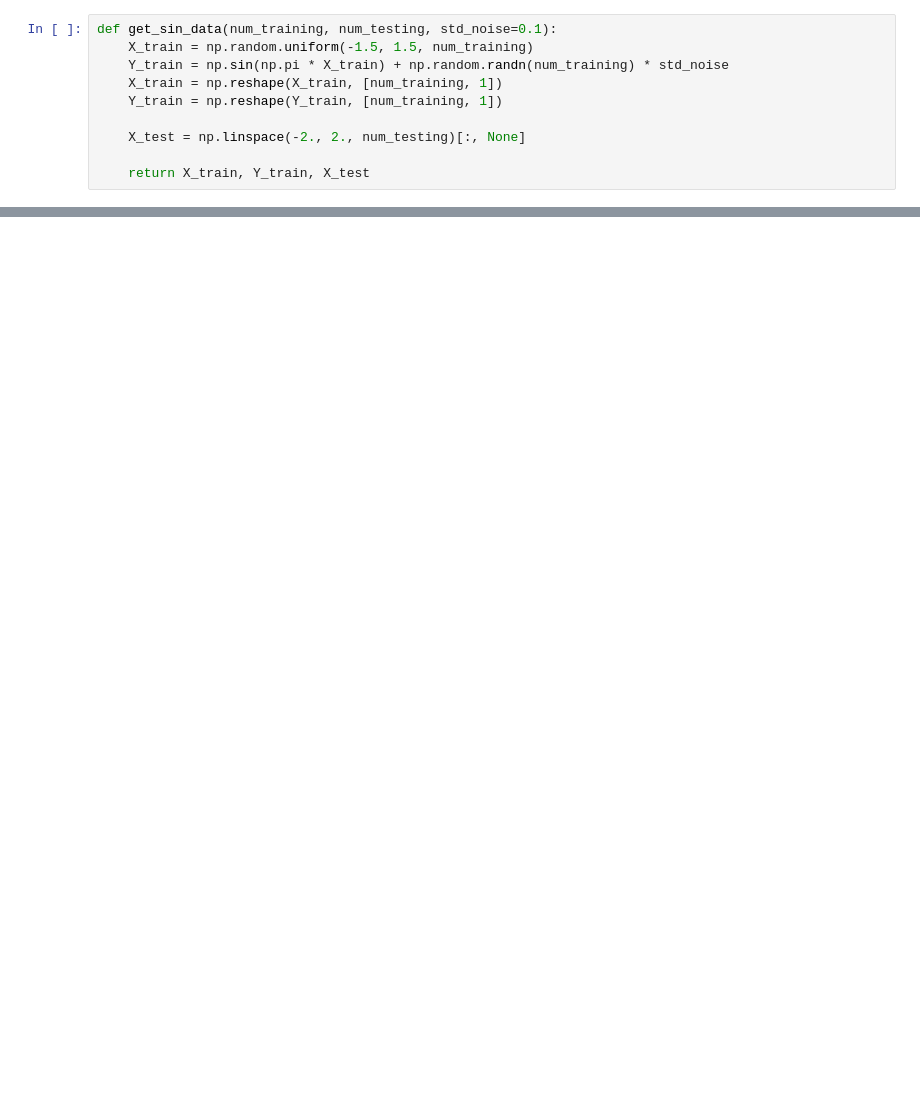
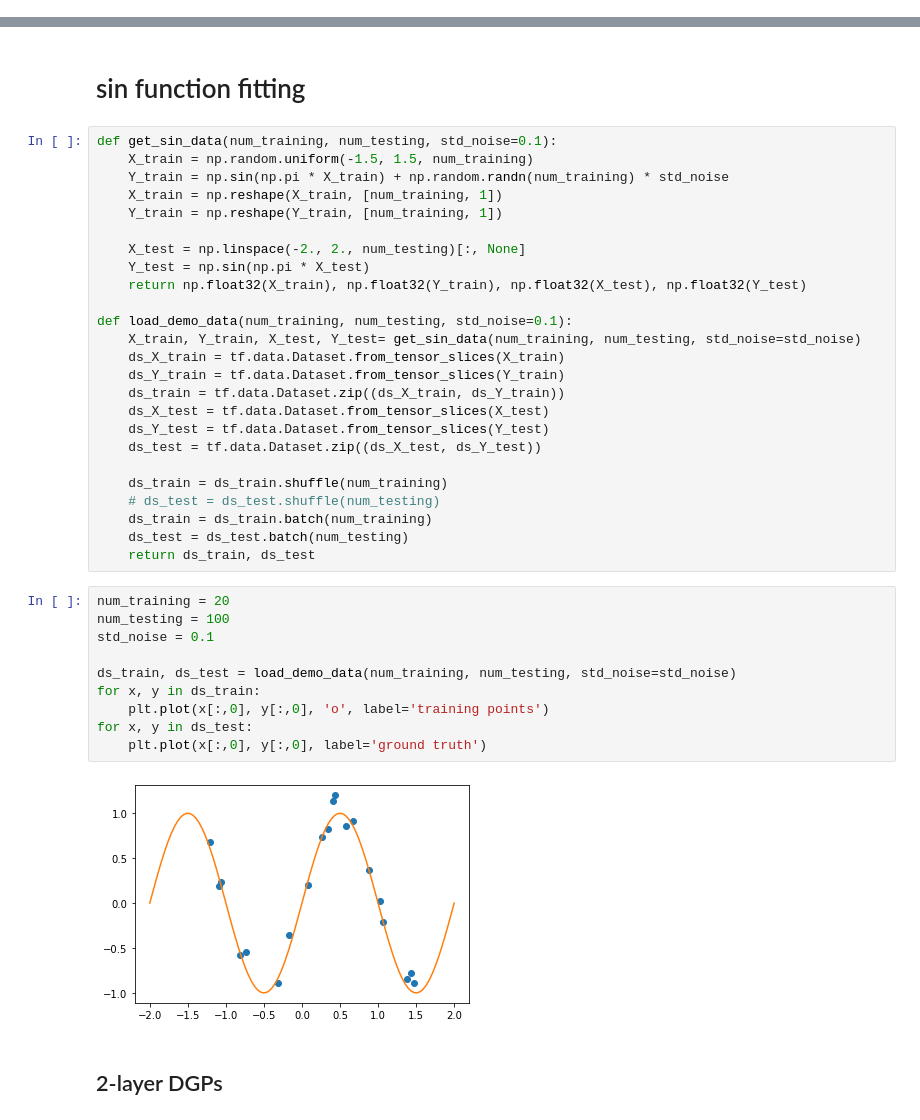
Before and after one commit to shixinxing/DGP-RF-MCMC, a Jupyter notebook: experiments/toy_demo.ipynb, the cells around one changed output, grey strips where cells are left out. Drawn from its saved outputs; the diff is of its cells as text; blank space fills up the shorter version.

```diff
--- a/experiments/toy_demo.ipynb
+++ b/experiments/toy_demo.ipynb
@@ -4,10 +0,0 @@ from matplotlib import pyplot as plt
-# %%
-def get_sin_data(num_training, num_testing, std_noise=0.1):
-    X_train = np.random.uniform(-1.5, 1.5, num_training)
-    Y_train = np.sin(np.pi * X_train) + np.random.randn(num_training) * std_noise
-    X_train = np.reshape(X_train, [num_training, 1])
-    Y_train = np.reshape(Y_train, [num_training, 1])
-
-    X_test = np.linspace(-2., 2., num_testing)[:, None]
-
-    return X_train, Y_train, X_test
@@ -469,0 +61,41 @@ plt.plot(X_test[:,0], np.sin(np.pi * X_test[:,0]), "*")
+# %% [markdown]
+# sin function fitting
+# %%
+def get_sin_data(num_training, num_testing, std_noise=0.1):
+    X_train = np.random.uniform(-1.5, 1.5, num_training)
+    Y_train = np.sin(np.pi * X_train) + np.random.randn(num_training) * std_noise
+    X_train = np.reshape(X_train, [num_training, 1])
+    Y_train = np.reshape(Y_train, [num_training, 1])
+
+    X_test = np.linspace(-2., 2., num_testing)[:, None]
+    Y_test = np.sin(np.pi * X_test)
+    return np.float32(X_train), np.float32(Y_train), np.float32(X_test), np.float32(Y_test)
+
+def load_demo_data(num_training, num_testing, std_noise=0.1):
+    X_train, Y_train, X_test, Y_test= get_sin_data(num_training, num_testing, std_noise=std_noise)
+    ds_X_train = tf.data.Dataset.from_tensor_slices(X_train)
+    ds_Y_train = tf.data.Dataset.from_tensor_slices(Y_train)
+    ds_train = tf.data.Dataset.zip((ds_X_train, ds_Y_train))
+    ds_X_test = tf.data.Dataset.from_tensor_slices(X_test)
+    ds_Y_test = tf.data.Dataset.from_tensor_slices(Y_test)
+    ds_test = tf.data.Dataset.zip((ds_X_test, ds_Y_test))
+
+    ds_train = ds_train.shuffle(num_training)
+    # ds_test = ds_test.shuffle(num_testing)
+    ds_train = ds_train.batch(num_training)
+    ds_test = ds_test.batch(num_testing)
+    return ds_train, ds_test
+# %%
+num_training = 20
+num_testing = 100
+std_noise = 0.1
+
+ds_train, ds_test = load_demo_data(num_training, num_testing, std_noise=std_noise)
+for x, y in ds_train:
+    plt.plot(x[:,0], y[:,0], 'o', label='training points')
+for x, y in ds_test:
+    plt.plot(x[:,0], y[:,0], label='ground truth')
+# %% [output]
+[figure, added]
+# %% [markdown]
+## 2-layer DGPs
```
Also changed, not shown: parts of 35 cells of this notebook.
